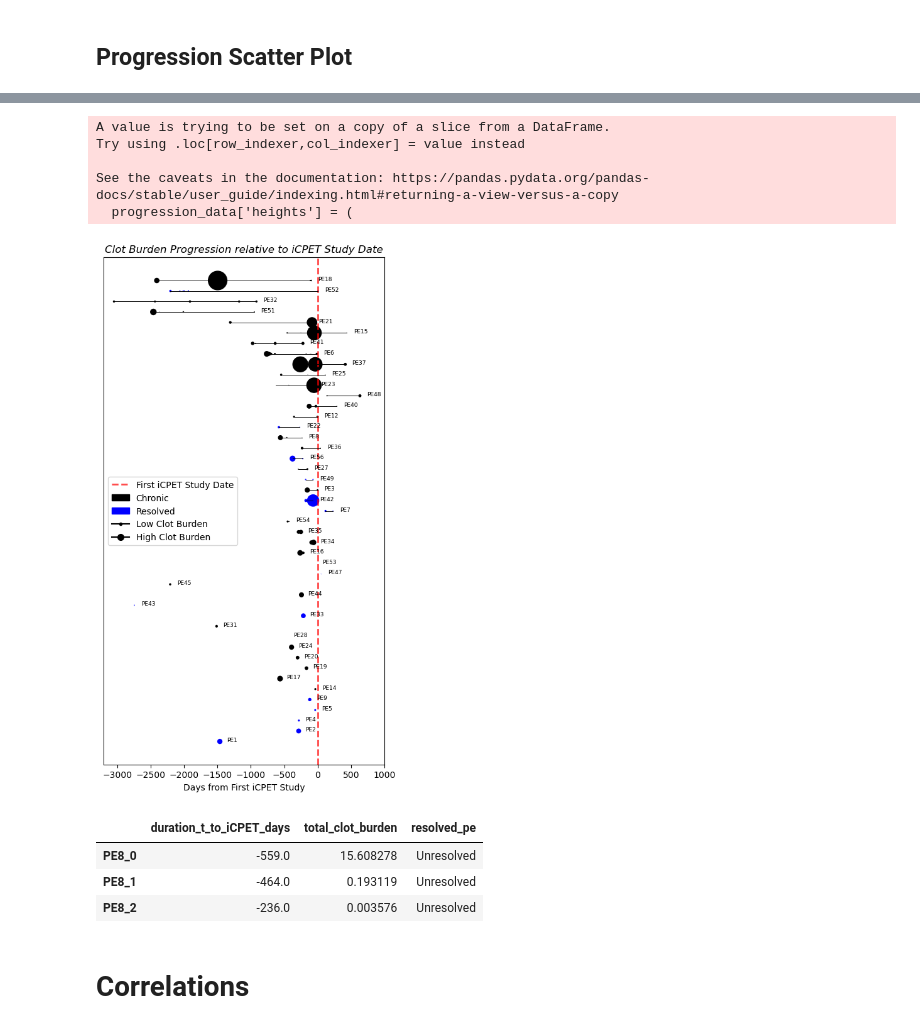
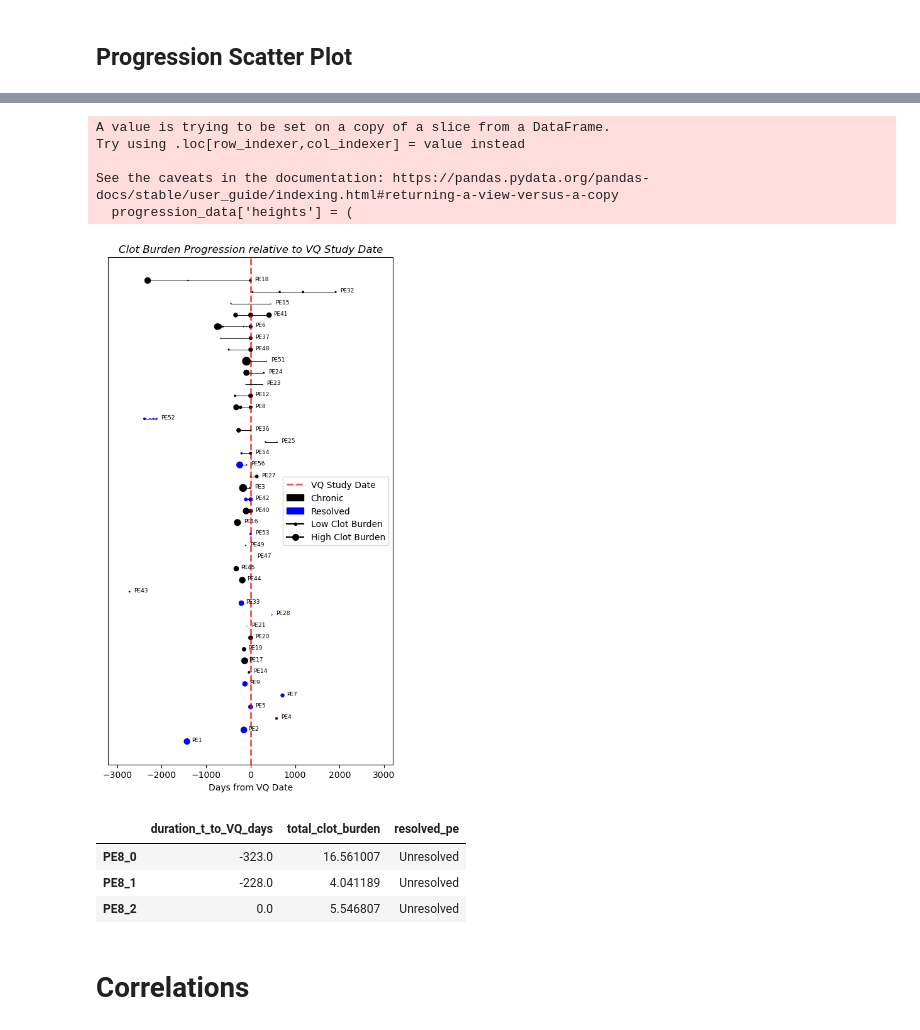
Before and after one commit to qaust/iCPET, a Jupyter notebook: src/summary_stats.ipynb, the cells around one changed output, grey strips where cells are left out. Cells and saved outputs as stored; diff of their text form; code cells hidden in the pictures.

Commit message:
chore: updating code for corrected PE data.

```diff
--- a/src/summary_stats.ipynb
+++ b/src/summary_stats.ipynb
@@ -173,6 +177,9 @@ df['duration_0_to_t_days'] = (df['study_date_mask_pe'] - df['date_first_visit'])
 
 # Compute number of days since iCPET study
 df['duration_t_to_iCPET_days'] = (df['study_date_mask_pe'] - df['study_date_mask_cl']).dt.days
+
+# Compute number of days since VQ study
+df['duration_t_to_VQ_days'] = (df['study_date_mask_pe'] - df['vq_date']).dt.days
 
 # Compute previous clot burden and pct_change in clot burden
 # To be used for graphing/segmenting/comparisons
@@ -751,7 +773,7 @@ long_term.head()
 # %%
 # Get complete progression data
 # Use ranking system based on max date range to determine graphing heights
-progression_data = df.dropna(subset=['duration_t_to_iCPET_days', 'PE_number_num', 'total_clot_burden'])
+progression_data = df.dropna(subset=['duration_t_to_VQ_days', 'PE_number_num', 'total_clot_burden'])
 progression_data['heights'] = (
 	progression_data['date_range'] + progression_data['PE_number_num']
 ).transform(lambda x: x.rank(method='dense'))
@@ -766,16 +788,16 @@ fig, axs = plt.subplots(figsize=(5, 9))
 # Plot vertical line representing iCPET study date
 vline = axs.axvline(
 	x = 0, linestyle='--', linewidth=2.0, color = 'red',
-	alpha=0.7, label = 'First iCPET Study Date'
+	alpha=0.7, label = 'VQ Study Date'
 )
 
 for patient_label, patient_data in progression_data.groupby('PE_number_num', as_index=False, sort=True):
 	lines = axs.plot(
-		patient_data['duration_t_to_iCPET_days'],
+		patient_data['duration_t_to_VQ_days'],
 		patient_data['heights'],
 		c='black', linewidth=0.7
 	)
-	annot_x = patient_data['duration_t_to_iCPET_days'][0]
+	annot_x = patient_data['duration_t_to_VQ_days'][0]
 	annot_y = patient_data['heights'][0]
 	annot_x_offset = 100.
 	annotation = plt.annotate(
@@ -786,57 +808,57 @@ for patient_label, patient_data in progression_data.groupby('PE_number_num', as_
 
 # Can plot all scatter data together (helps for legend)
 scatter = axs.scatter(
-	progression_data['duration_t_to_iCPET_days'],
+	progression_data['duration_t_to_VQ_days'],
 	progression_data['heights'],
 	c=progression_data['resolved_pe'].map(color_mapping).astype(str),
-	s=progression_data['total_clot_burden'] * 1.4,
+	s=progression_data['total_clot_burden'] * 2.0,
 	label='Clot Burden'
 )
 
 # Labeling
-plt.title('Clot Burden Progression relative to iCPET Study Date', fontstyle='oblique')
-plt.xlabel('Days from First iCPET Study')
+plt.title('Clot Burden Progression relative to VQ Study Date', fontstyle='oblique')
+plt.xlabel('Days from VQ Date')
 
 # Removing y-axis ticks and labels
 plt.gca().set_yticks([])
 plt.gca().set_yticklabels([])
-plt.xlim([-3200, 1000])
+plt.xlim([-3200, 3200])
 
 # Set legend to display the scale of point sizes
 black_patch = mpatches.Patch(color='black', label='Chronic')
 blue_patch = mpatches.Patch(color='blue', label='Resolved')
 small_mark = mlines.Line2D(
 	[], [], color='black', marker='o',
 	markersize=3, label='Low Clot Burden'
 )
 large_mark = mlines.Line2D(
 	[], [], color='black', marker='o',
 	markersize=7, label='High Clot Burden'
 )
 
 my_handles = [vline, black_patch, blue_patch, small_mark, large_mark]
 
-legend = plt.legend(loc='center left', handles=my_handles)
+legend = plt.legend(loc='center right', handles=my_handles)
 
 # Save and plot
 plt.tight_layout()
 plt.savefig('../figures/clot_burden_progressions.png')
 plt.show()
 # %% [output]
 A value is trying to be set on a copy of a slice from a DataFrame.
 Try using .loc[row_indexer,col_indexer] = value instead
 
 See the caveats in the documentation: https://pandas.pydata.org/pandas-docs/stable/user_guide/indexing.html#returning-a-view-versus-a-copy
   progression_data['heights'] = (
-[figure, old version]
+[figure, new version]
 # %%
 # Use to spot check accuracy of figure
-df.loc[df['PE_number_num']==8, ['duration_t_to_iCPET_days', 'total_clot_burden', 'resolved_pe']]
+df.loc[df['PE_number_num']==8, ['duration_t_to_VQ_days', 'total_clot_burden', 'resolved_pe']]
 # %% [output]
-|  | duration_t_to_iCPET_days | total_clot_burden | resolved_pe |
-| PE8_0 | -559.0 | 15.608278 | Unresolved |
-| PE8_1 | -464.0 | 0.193119 | Unresolved |
-| PE8_2 | -236.0 | 0.003576 | Unresolved |
+|  | duration_t_to_VQ_days | total_clot_burden | resolved_pe |
+| PE8_0 | -323.0 | 16.561007 | Unresolved |
+| PE8_1 | -228.0 | 4.041189 | Unresolved |
+| PE8_2 | 0.0 | 5.546807 | Unresolved |
 # %% [markdown]
 # Correlations
 # %%
```
Also changed, not shown: parts of 30 cells of this notebook, 1 other file.
